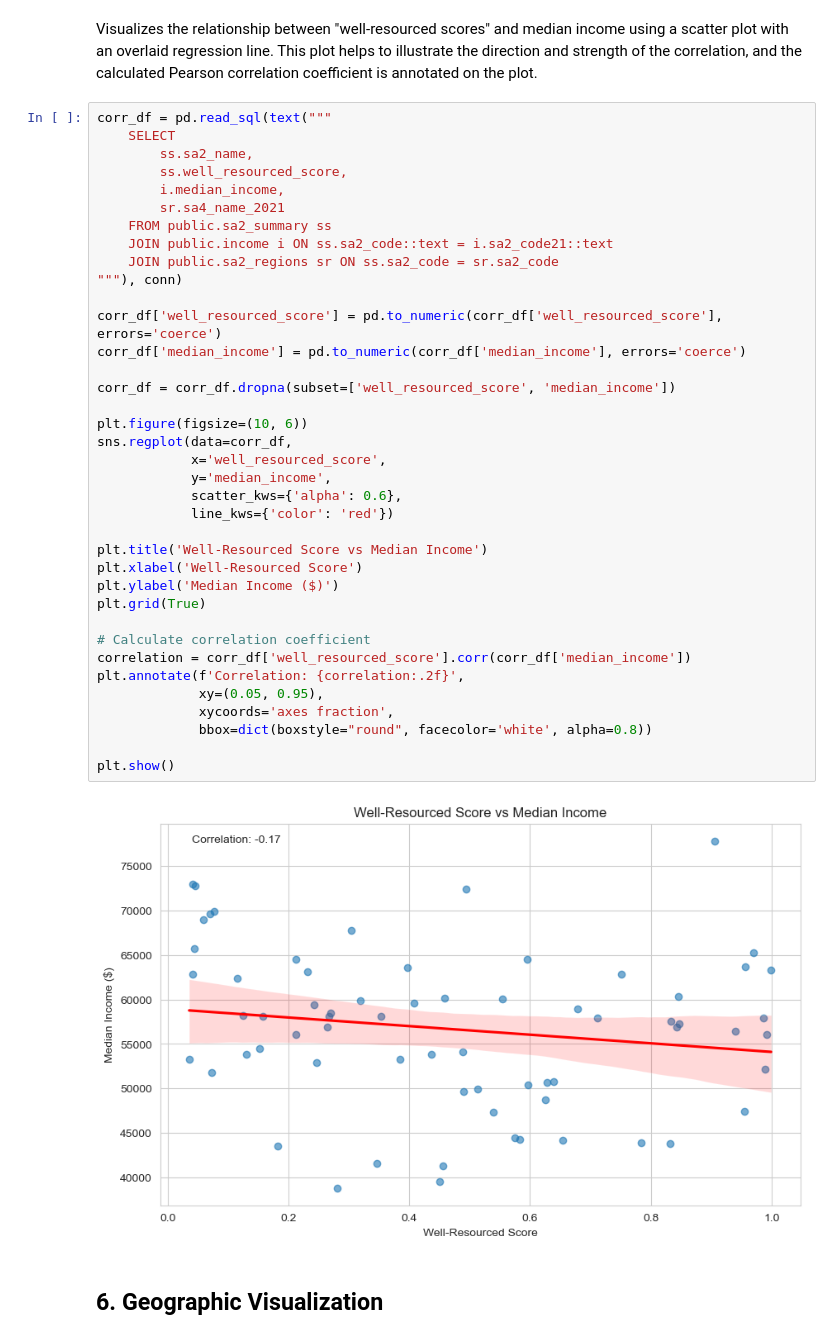
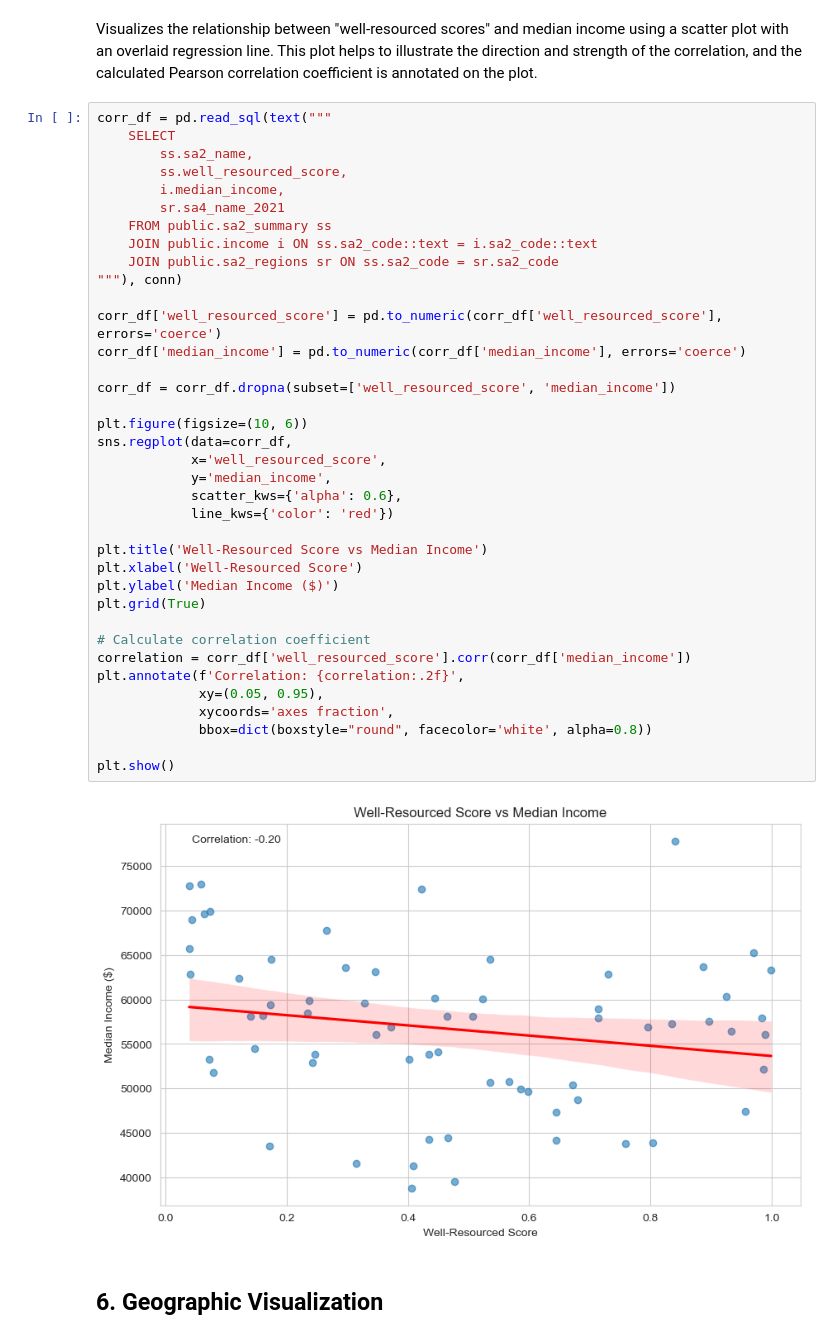
Before and after one commit to modithebest/DATA_ASSIGNMENT, a Jupyter notebook: DATA2001 Group Assignment.ipynb, the cells around one changed output. Saved outputs shown, nothing was run; the diff lists cells and outputs as text.

```diff
--- a/DATA2001 Group Assignment.ipynb
+++ b/DATA2001 Group Assignment.ipynb
@@ -1206,37 +1341,37 @@ corr_df = pd.read_sql(text("""
         i.median_income,
         sr.sa4_name_2021
     FROM public.sa2_summary ss
-    JOIN public.income i ON ss.sa2_code::text = i.sa2_code21::text
+    JOIN public.income i ON ss.sa2_code::text = i.sa2_code::text
     JOIN public.sa2_regions sr ON ss.sa2_code = sr.sa2_code
 """), conn)
 
 corr_df['well_resourced_score'] = pd.to_numeric(corr_df['well_resourced_score'], errors='coerce')
 corr_df['median_income'] = pd.to_numeric(corr_df['median_income'], errors='coerce')
 
 corr_df = corr_df.dropna(subset=['well_resourced_score', 'median_income'])
 
 plt.figure(figsize=(10, 6))
 sns.regplot(data=corr_df,
             x='well_resourced_score',
             y='median_income',
             scatter_kws={'alpha': 0.6},
             line_kws={'color': 'red'})
 
 plt.title('Well-Resourced Score vs Median Income')
 plt.xlabel('Well-Resourced Score')
 plt.ylabel('Median Income ($)')
 plt.grid(True)
 
 # Calculate correlation coefficient
 correlation = corr_df['well_resourced_score'].corr(corr_df['median_income'])
 plt.annotate(f'Correlation: {correlation:.2f}',
              xy=(0.05, 0.95),
              xycoords='axes fraction',
              bbox=dict(boxstyle="round", facecolor='white', alpha=0.8))
 
 plt.show()
 # %% [output]
-[figure, old version]
+[figure, new version]
 # %% [markdown]
 ## 6. Geographic Visualization
 # %% [markdown]
```
Also changed, not shown: parts of 28 cells of this notebook.
